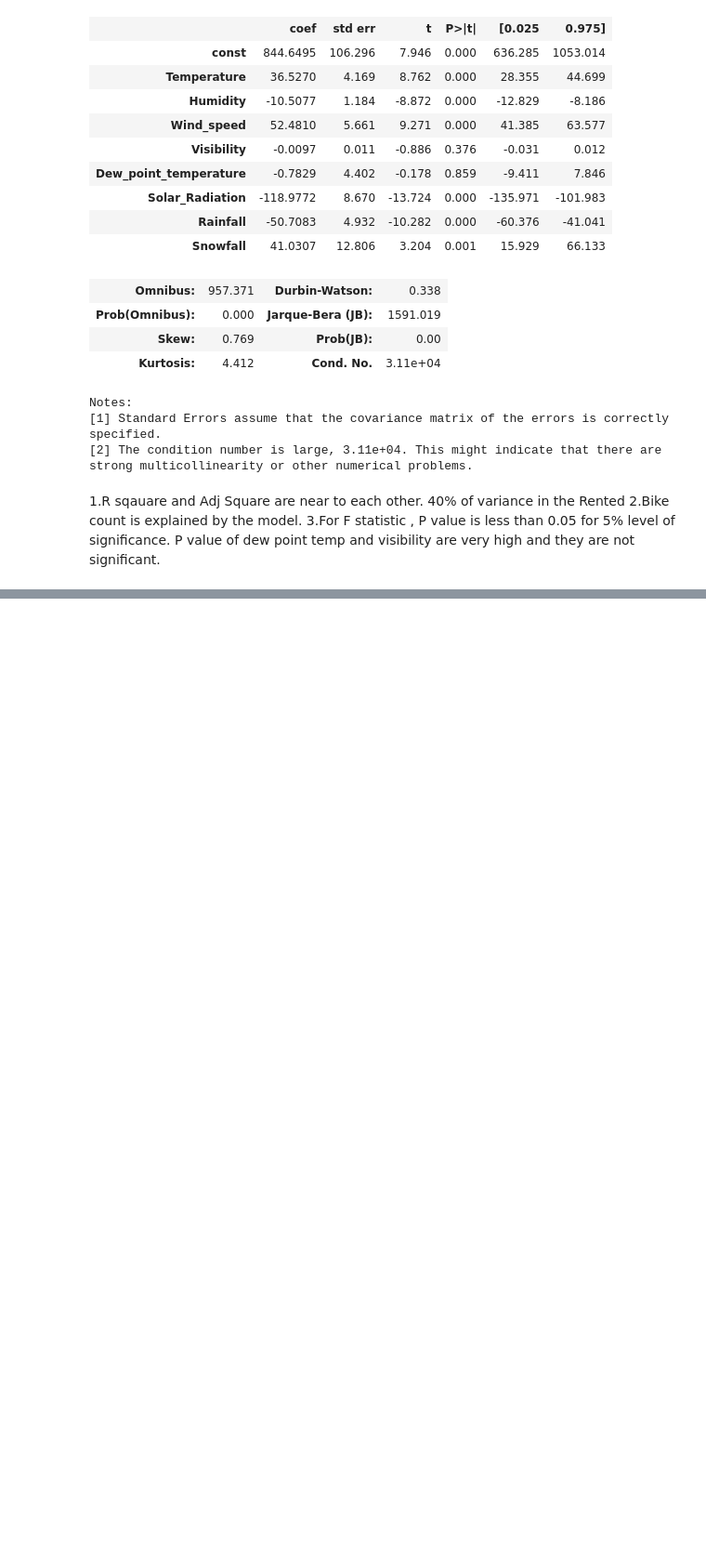
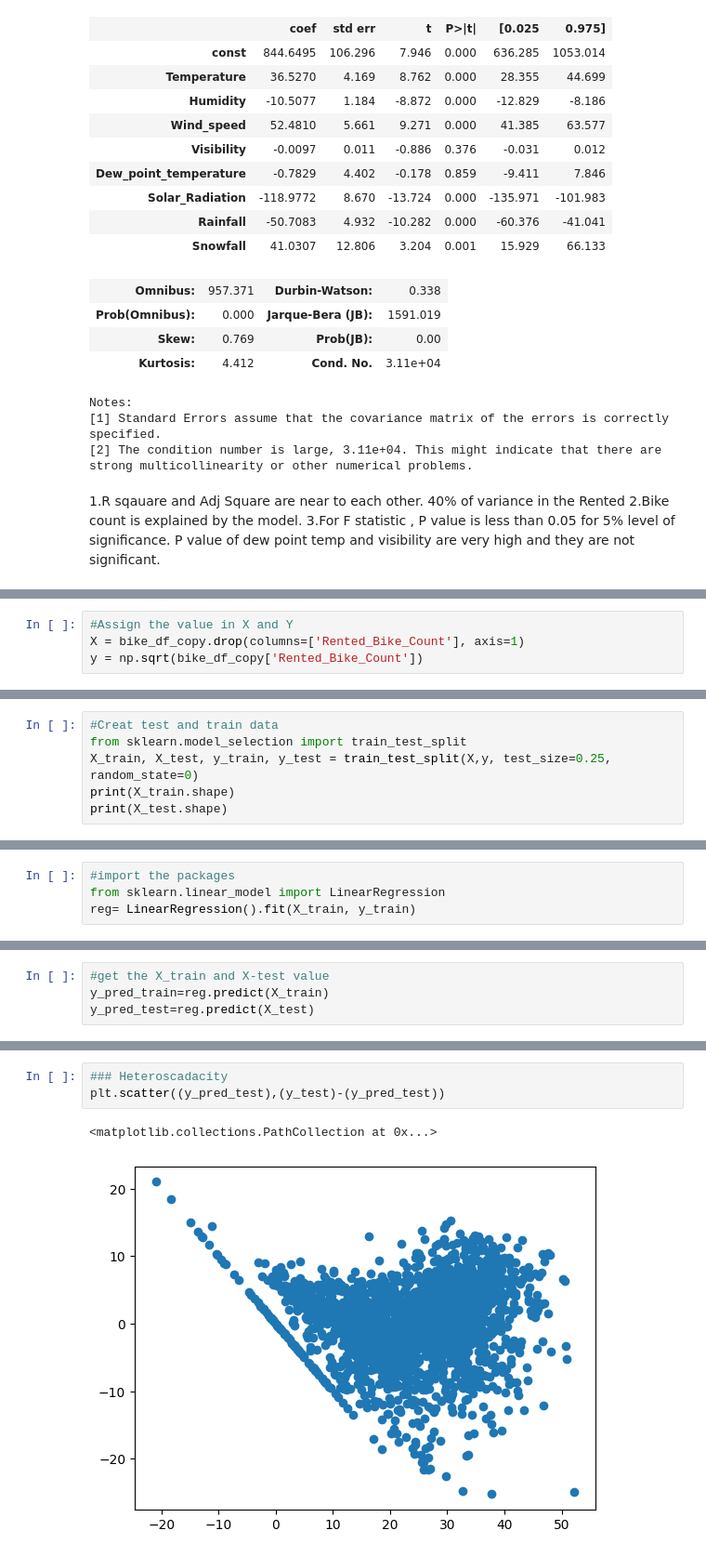
Before and after one commit to Nikhilprasad1010/BikeSharingDemandPrediction, a Jupyter notebook: Bike_Sharing_Demand_Prediction.ipynb, the cells around one changed output, grey strips where cells are left out. Shown at 93% size. Saved outputs shown, nothing was run; the diff lists cells and outputs as text; blank space fills up the shorter version.

```diff
--- a/Bike_Sharing_Demand_Prediction.ipynb
+++ b/Bike_Sharing_Demand_Prediction.ipynb
@@ -597,0 +683,4 @@ X.corr()
+# %%
+#Assign the value in X and Y
+X = bike_df_copy.drop(columns=['Rented_Bike_Count'], axis=1)
+y = np.sqrt(bike_df_copy['Rented_Bike_Count'])
@@ -597,0 +706,6 @@ X.corr()
+# %%
+#Creat test and train data
+from sklearn.model_selection import train_test_split
+X_train, X_test, y_train, y_test = train_test_split(X,y, test_size=0.25, random_state=0)
+print(X_train.shape)
+print(X_test.shape)
@@ -597,0 +743,4 @@ X.corr()
+# %%
+#import the packages
+from sklearn.linear_model import LinearRegression
+reg= LinearRegression().fit(X_train, y_train)
@@ -597,0 +768,4 @@ X.corr()
+# %%
+#get the X_train and X-test value
+y_pred_train=reg.predict(X_train)
+y_pred_test=reg.predict(X_test)
@@ -597,0 +857,6 @@ X.corr()
+# %%
+### Heteroscadacity
+plt.scatter((y_pred_test),(y_test)-(y_pred_test))
+# %% [output]
+<matplotlib.collections.PathCollection at 0x...>
+[figure, added]
```
Also changed, not shown: parts of 65 cells of this notebook.
